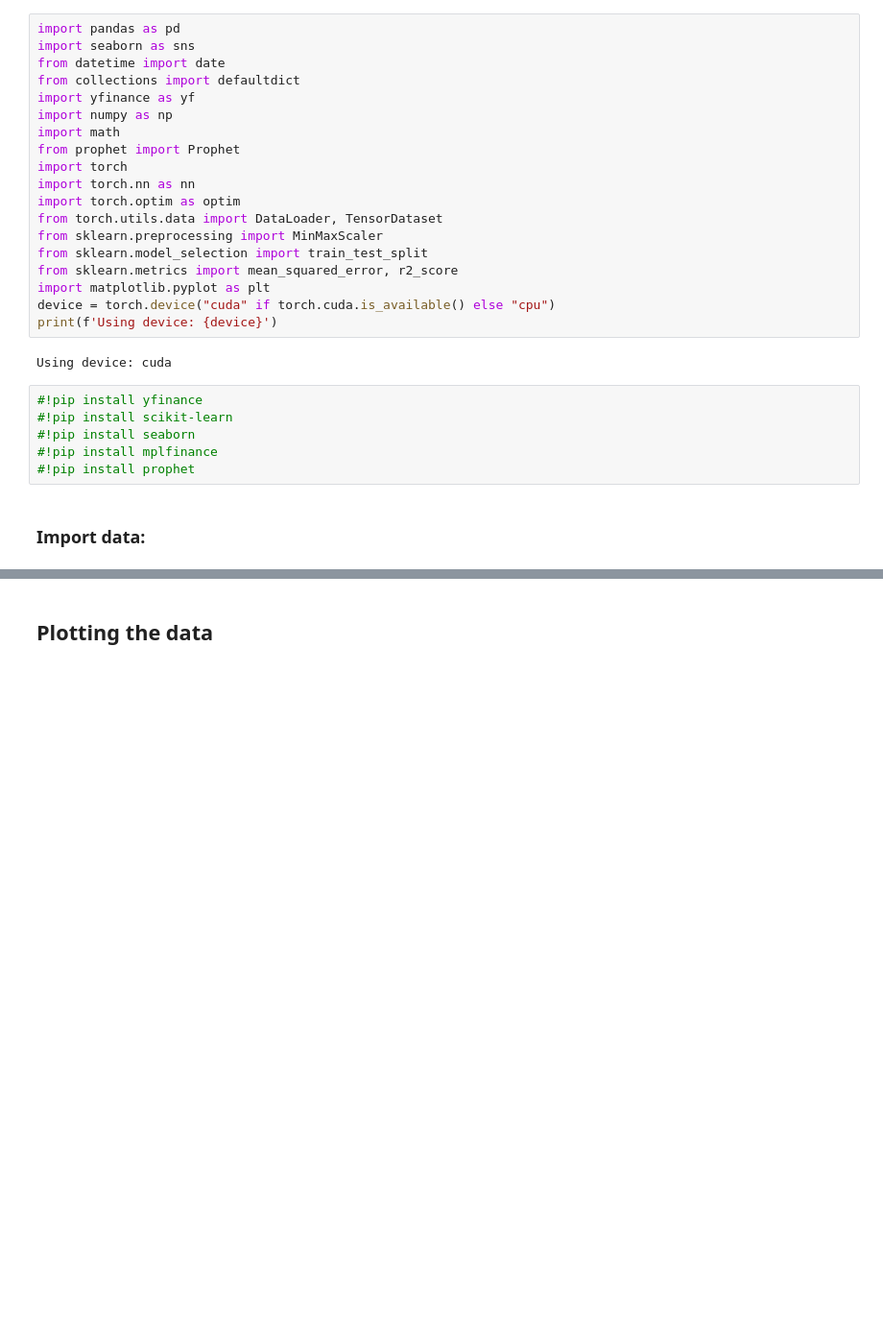
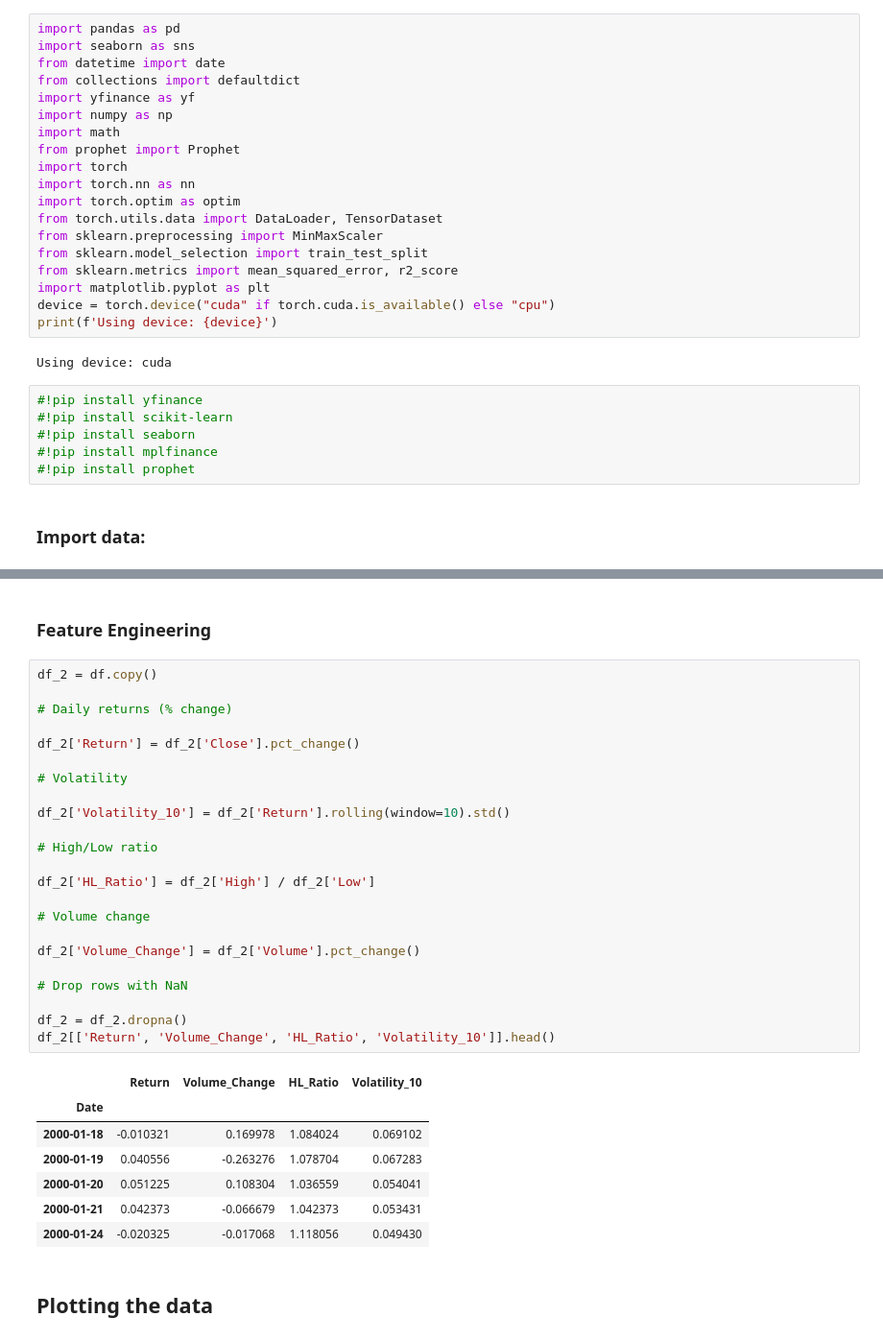
Before and after one commit to RafaelTakata0105/Stock_forecasting_ML, a Jupyter notebook: notebooks/Stock_forecasting_ML.ipynb, the cells around one changed output, grey strips where cells are left out. Shown at 96% size. Drawn from its saved outputs; the diff is of its cells as text; blank space fills up the shorter version.

```diff
--- a/notebooks/Stock_forecasting_ML.ipynb
+++ b/notebooks/Stock_forecasting_ML.ipynb
@@ -113,6 +113,39 @@ Date
 dtypes: float64(4), int64(1)
 memory usage: 305.2 KB
 None
+# %% [markdown]
+### Feature Engineering
+# %%
+df_2 = df.copy()
+
+# Daily returns (% change)
+
+df_2['Return'] = df_2['Close'].pct_change()
+
+# Volatility
+
+df_2['Volatility_10'] = df_2['Return'].rolling(window=10).std()
+
+# High/Low ratio
+
+df_2['HL_Ratio'] = df_2['High'] / df_2['Low']
+
+# Volume change
+
+df_2['Volume_Change'] = df_2['Volume'].pct_change()
+
+# Drop rows with NaN
+
+df_2 = df_2.dropna()
+df_2[['Return', 'Volume_Change', 'HL_Ratio', 'Volatility_10']].head()
+# %% [output]
+|  | Return | Volume_Change | HL_Ratio | Volatility_10 |
+| Date |  |  |  |  |
+| 2000-01-18 | -0.010321 | 0.169978 | 1.084024 | 0.069102 |
+| 2000-01-19 | 0.040556 | -0.263276 | 1.078704 | 0.067283 |
+| 2000-01-20 | 0.051225 | 0.108304 | 1.036559 | 0.054041 |
+| 2000-01-21 | 0.042373 | -0.066679 | 1.042373 | 0.053431 |
+| 2000-01-24 | -0.020325 | -0.017068 | 1.118056 | 0.049430 |
 # %% [markdown]
 ## Plotting the data
 # %%
```
Also changed, not shown: parts of 22 cells of this notebook.
